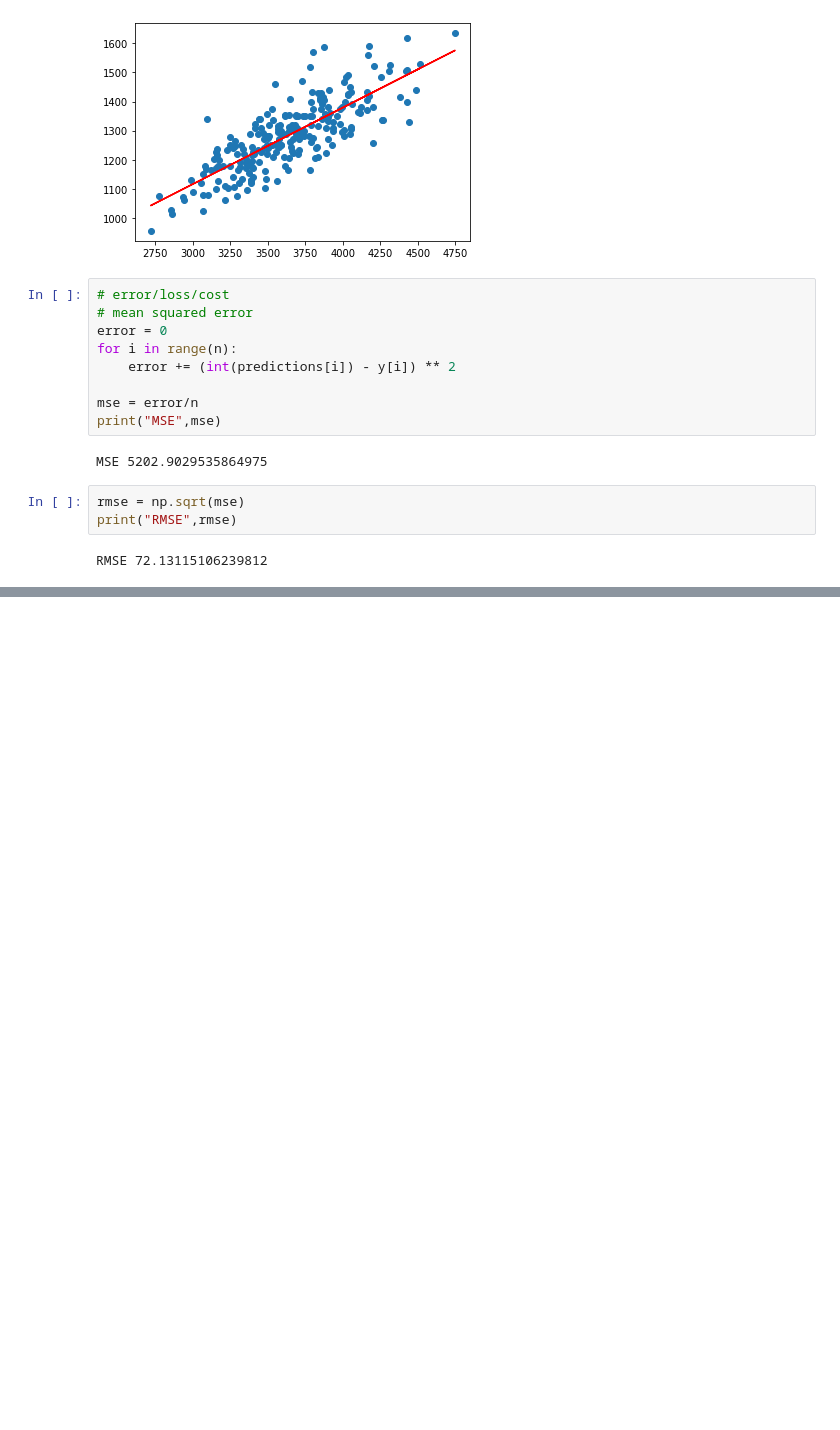
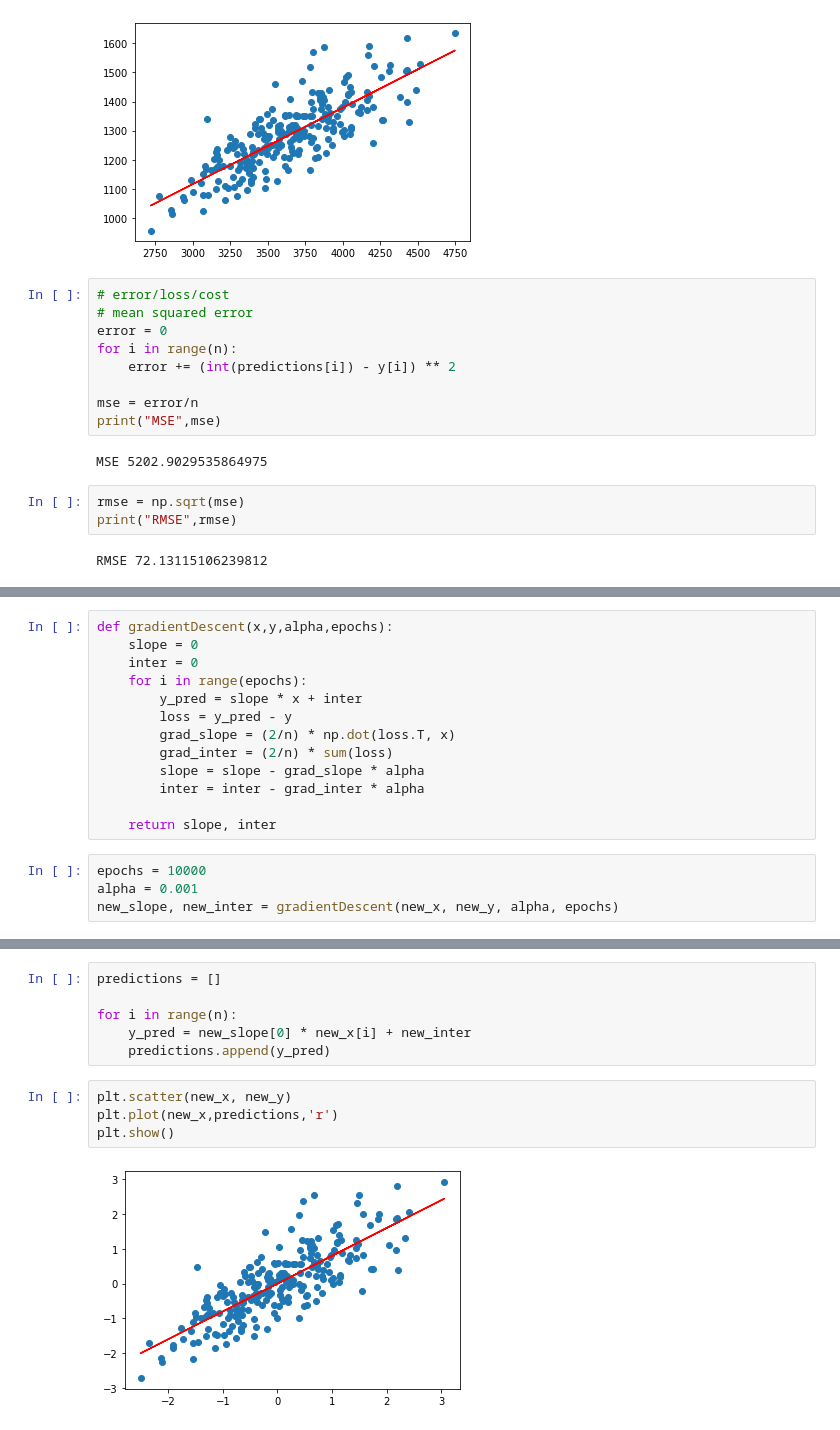
Before and after one commit to brainmentorspvtltd/OnlineFDP_IIITM_MachineLearning, a Jupyter notebook: SimpleLinearRegressionPython.ipynb, the cells around one changed output, grey strips where cells are left out. Cells and saved outputs as stored; diff of their text form; blank space fills up the shorter version.

```diff
--- a/SimpleLinearRegressionPython.ipynb
+++ b/SimpleLinearRegressionPython.ipynb
@@ -92,0 +108,17 @@ RMSE 72.13115106239812
+# %%
+def gradientDescent(x,y,alpha,epochs):
+    slope = 0
+    inter = 0
+    for i in range(epochs):
+        y_pred = slope * x + inter
+        loss = y_pred - y
+        grad_slope = (2/n) * np.dot(loss.T, x)
+        grad_inter = (2/n) * sum(loss)
+        slope = slope - grad_slope * alpha
+        inter = inter - grad_inter * alpha
+
+    return slope, inter
+# %%
+epochs = 10000
+alpha = 0.001
+new_slope, new_inter = gradientDescent(new_x, new_y, alpha, epochs)
@@ -92,0 +129,12 @@ RMSE 72.13115106239812
+# %%
+predictions = []
+
+for i in range(n):
+    y_pred = new_slope[0] * new_x[i] + new_inter
+    predictions.append(y_pred)
+# %%
+plt.scatter(new_x, new_y)
+plt.plot(new_x,predictions,'r')
+plt.show()
+# %% [output]
+[figure, added]
```
Also changed, not shown: parts of 7 cells of this notebook, 3 other files.
